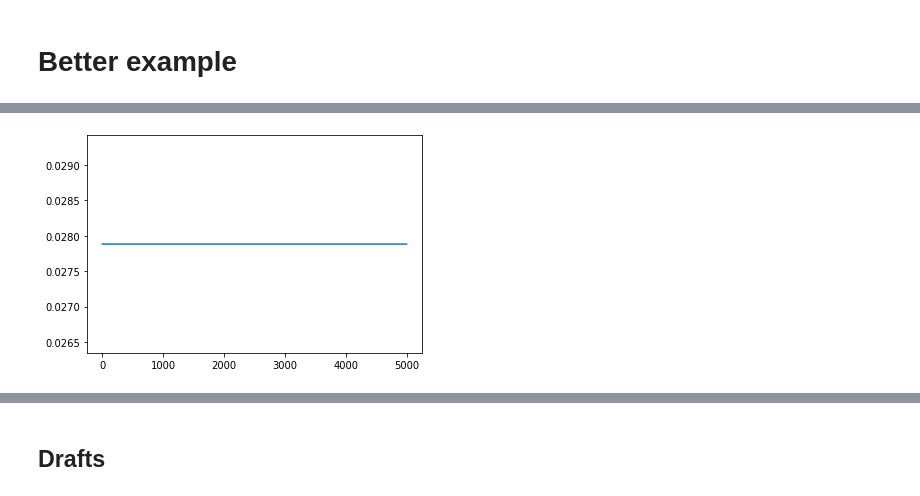
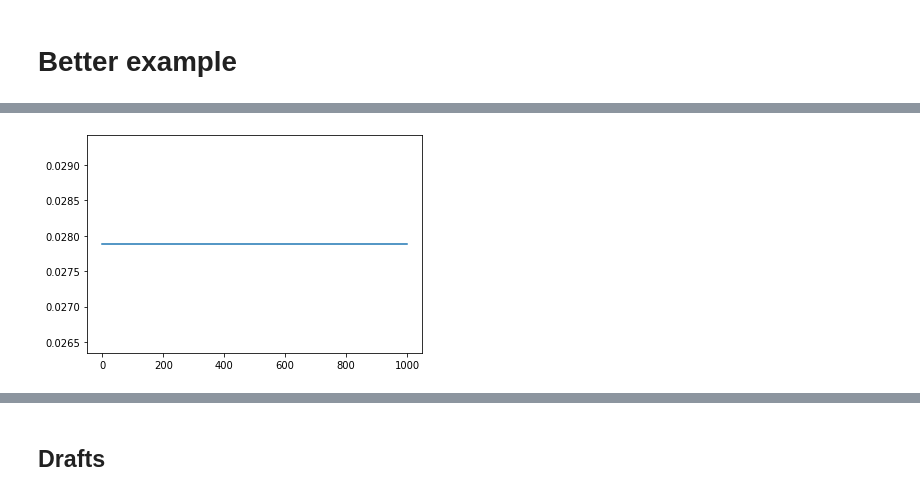
Before and after one commit to mashayu/Wilson_cowan_neurolib, a Jupyter notebook: wilson-cowan.ipynb, the cells around one changed output, grey strips where cells are left out. Saved outputs shown, nothing was run; the diff lists cells and outputs as text; code cells hidden in the pictures.

```diff
--- a/wilson-cowan.ipynb
+++ b/wilson-cowan.ipynb
@@ -437,12 +500,12 @@ wc.exc[0] [0.05190119 0.07171252 0.09140039 ... 0.35820838 0.35820838 0.35820838
 # %%
-target_low = np.zeros(5000)
+target_low = np.zeros(1000)
 target_low[:] = 0.02788229
 plt.plot(target_low)
 
-target_low_inh = np.zeros(5000)
+target_low_inh = np.zeros(1000)
 target_low_inh[:] = 0.35820838
 # %% [output]
-[figure, old version]
+[figure, new version]
 # %%
 wc = WCModel()
 wc.params["a_exc"] = 1
```
Also changed, not shown: parts of 9 cells of this notebook.
